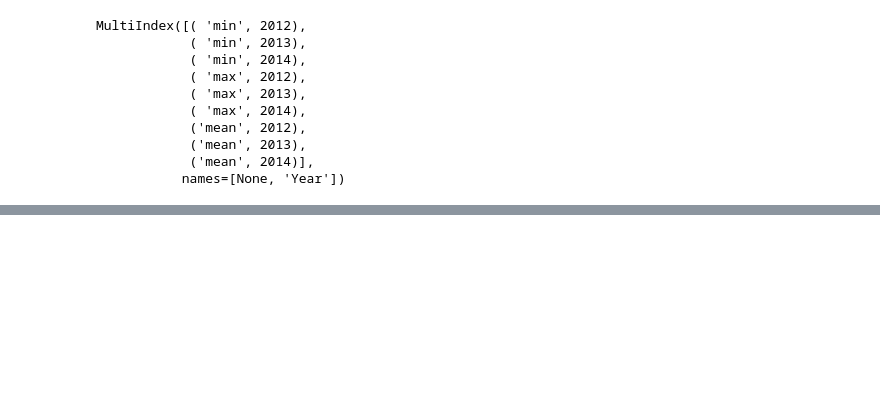
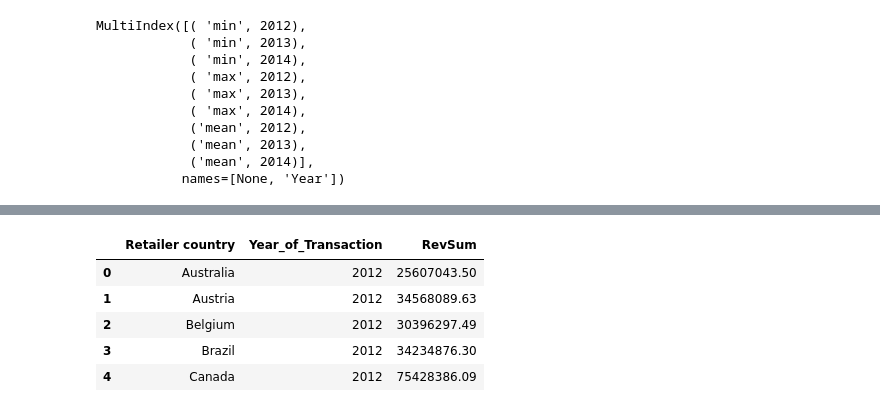
Before and after one commit to Szafranerio/Data_InDepth, a Jupyter notebook: Pandas/Pandas_MultiIndex.ipynb, the cells around one changed output, grey strips where cells are left out. Drawn from its saved outputs; the diff is of its cells as text; code cells hidden in the pictures; blank space fills up the shorter version.

```diff
--- a/Pandas/Pandas_MultiIndex.ipynb
+++ b/Pandas/Pandas_MultiIndex.ipynb
@@ -594,0 +623,9 @@ data_pivot_table.swaplevel(axis=1)
+# %%
+data_pivot.melt(id_vars='Retailer country', value_name='RevSum', var_name='Year_of_Transaction').head()
+# %% [output]
+|  | Retailer country | Year_of_Transaction | RevSum |
+| 0 | Australia | 2012 | 25607043.50 |
+| 1 | Austria | 2012 | 34568089.63 |
+| 2 | Belgium | 2012 | 30396297.49 |
+| 3 | Brazil | 2012 | 34234876.30 |
+| 4 | Canada | 2012 | 75428386.09 |
```
Also changed, not shown: parts of 5 cells of this notebook.
